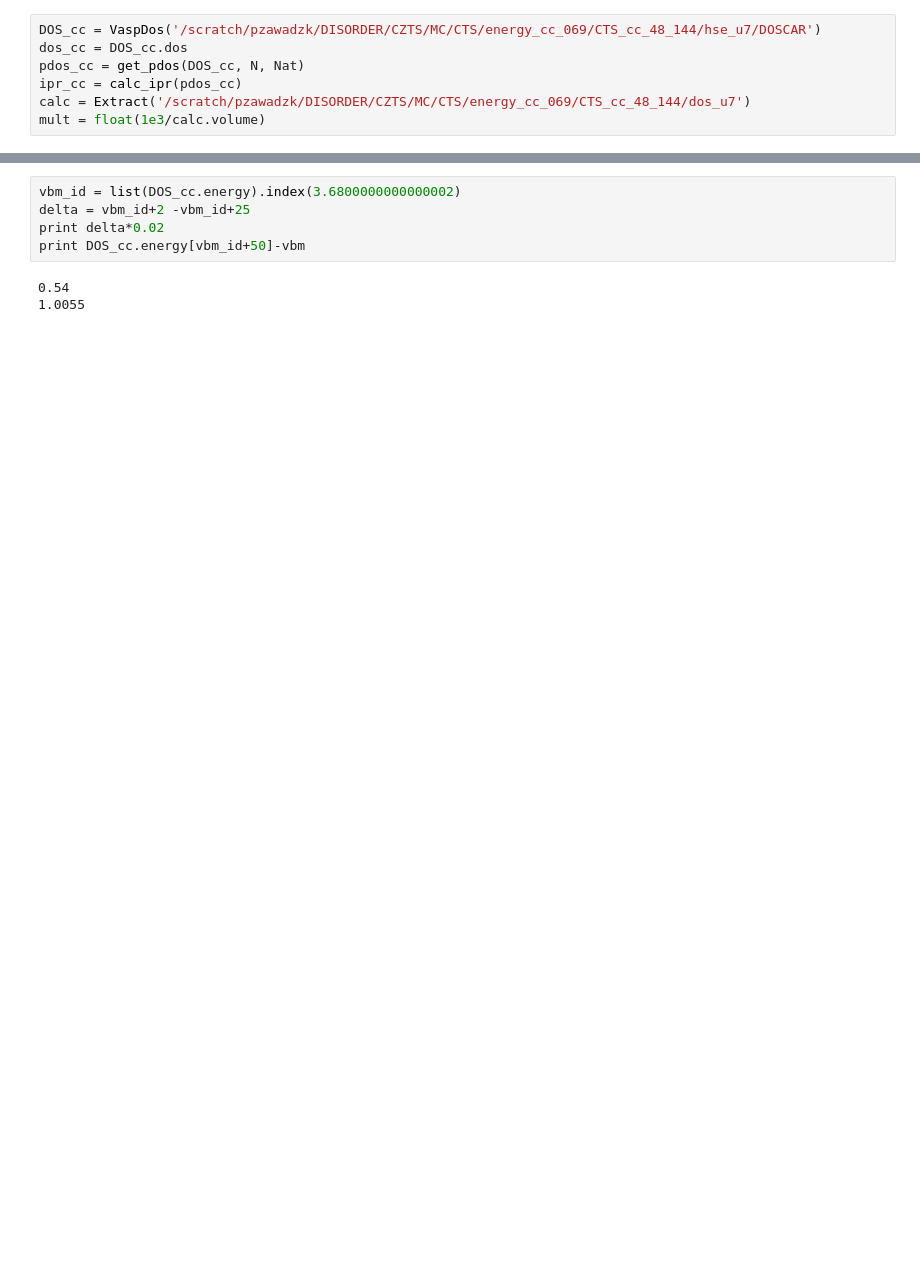
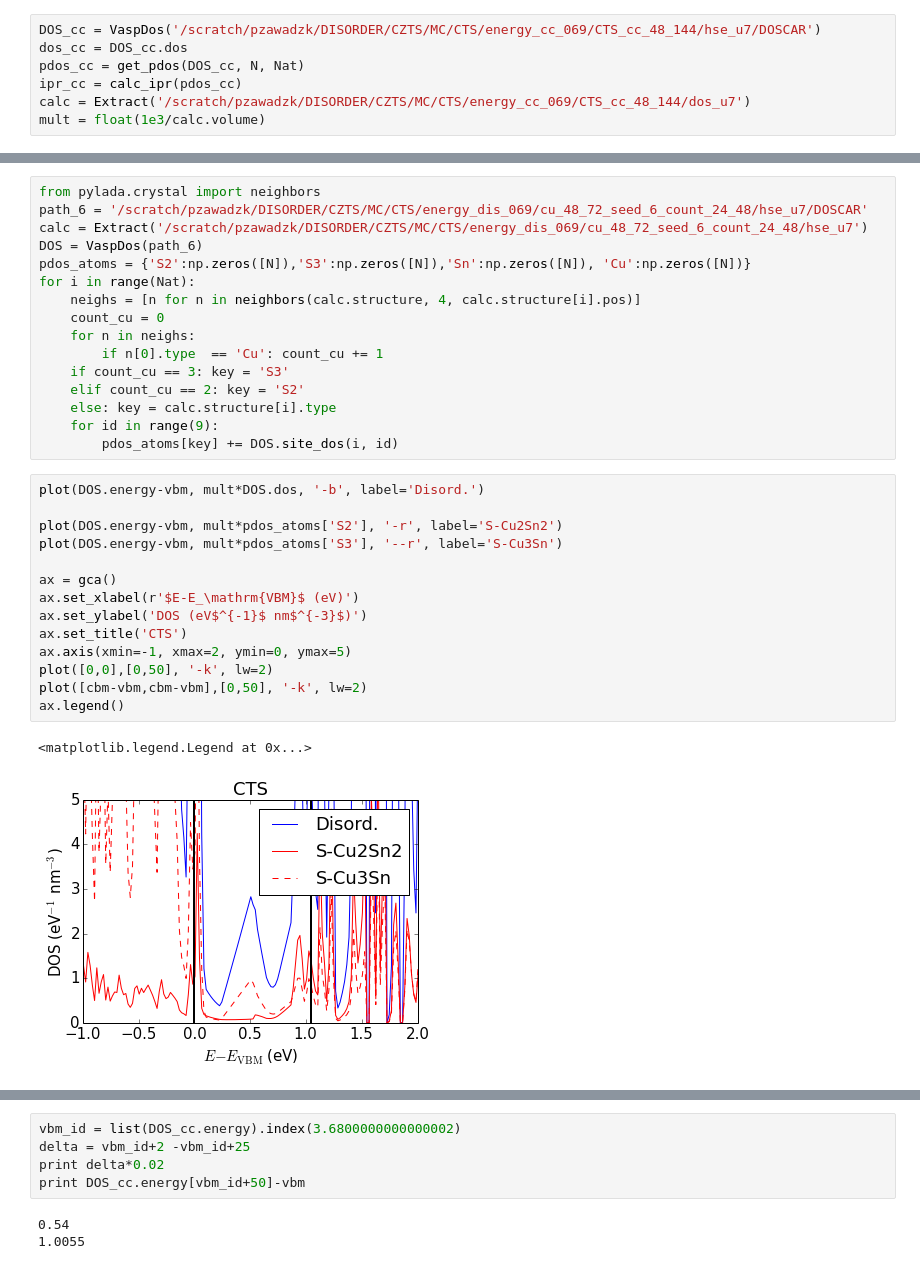
Before and after one commit to pzawadzk/IPython-NB-absorbers, a Jupyter notebook: P10_DOS_CTS_disorder.ipynb, the cells around one changed output, grey strips where cells are left out. Drawn from its saved outputs; the diff is of its cells as text; blank space fills up the shorter version.

```diff
--- a/P10_DOS_CTS_disorder.ipynb
+++ b/P10_DOS_CTS_disorder.ipynb
@@ -73,0 +78,33 @@ ax.legend()
+# %%
+from pylada.crystal import neighbors
+path_6 = '/scratch/pzawadzk/DISORDER/CZTS/MC/CTS/energy_dis_069/cu_48_72_seed_6_count_24_48/hse_u7/DOSCAR'
+calc = Extract('/scratch/pzawadzk/DISORDER/CZTS/MC/CTS/energy_dis_069/cu_48_72_seed_6_count_24_48/hse_u7')
+DOS = VaspDos(path_6)
+pdos_atoms = {'S2':np.zeros([N]),'S3':np.zeros([N]),'Sn':np.zeros([N]), 'Cu':np.zeros([N])}
+for i in range(Nat):
+    neighs = [n for n in neighbors(calc.structure, 4, calc.structure[i].pos)]
+    count_cu = 0
+    for n in neighs:
+        if n[0].type  == 'Cu': count_cu += 1
+    if count_cu == 3: key = 'S3'
+    elif count_cu == 2: key = 'S2'
+    else: key = calc.structure[i].type
+    for id in range(9):
+        pdos_atoms[key] += DOS.site_dos(i, id)
+# %%
+plot(DOS.energy-vbm, mult*DOS.dos, '-b', label='Disord.')
+
+plot(DOS.energy-vbm, mult*pdos_atoms['S2'], '-r', label='S-Cu2Sn2')
+plot(DOS.energy-vbm, mult*pdos_atoms['S3'], '--r', label='S-Cu3Sn')
+
+ax = gca()
+ax.set_xlabel(r'$E-E_\mathrm{VBM}$ (eV)')
+ax.set_ylabel('DOS (eV$^{-1}$ nm$^{-3}$)')
+ax.set_title('CTS')
+ax.axis(xmin=-1, xmax=2, ymin=0, ymax=5)
+plot([0,0],[0,50], '-k', lw=2)
+plot([cbm-vbm,cbm-vbm],[0,50], '-k', lw=2)
+ax.legend()
+# %% [output]
+<matplotlib.legend.Legend at 0x...>
+[figure, added]
```
Also changed, not shown: parts of 13 cells of this notebook, 4 other files.
